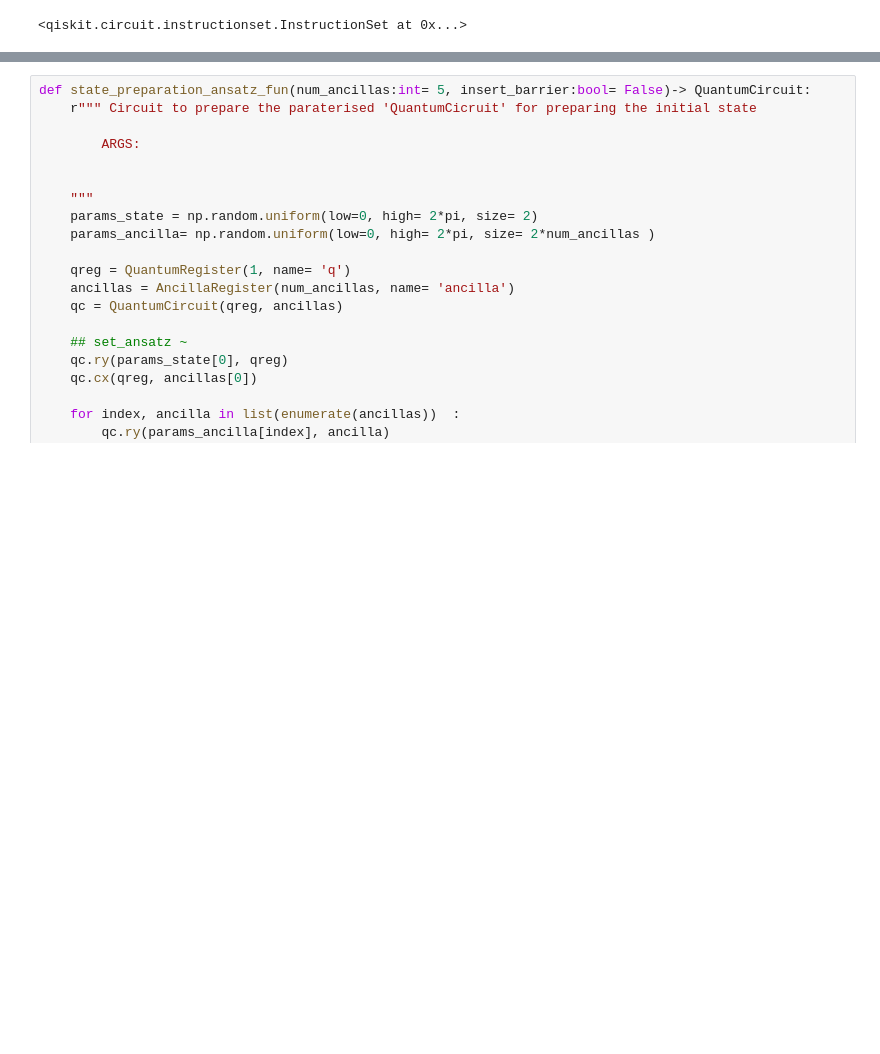
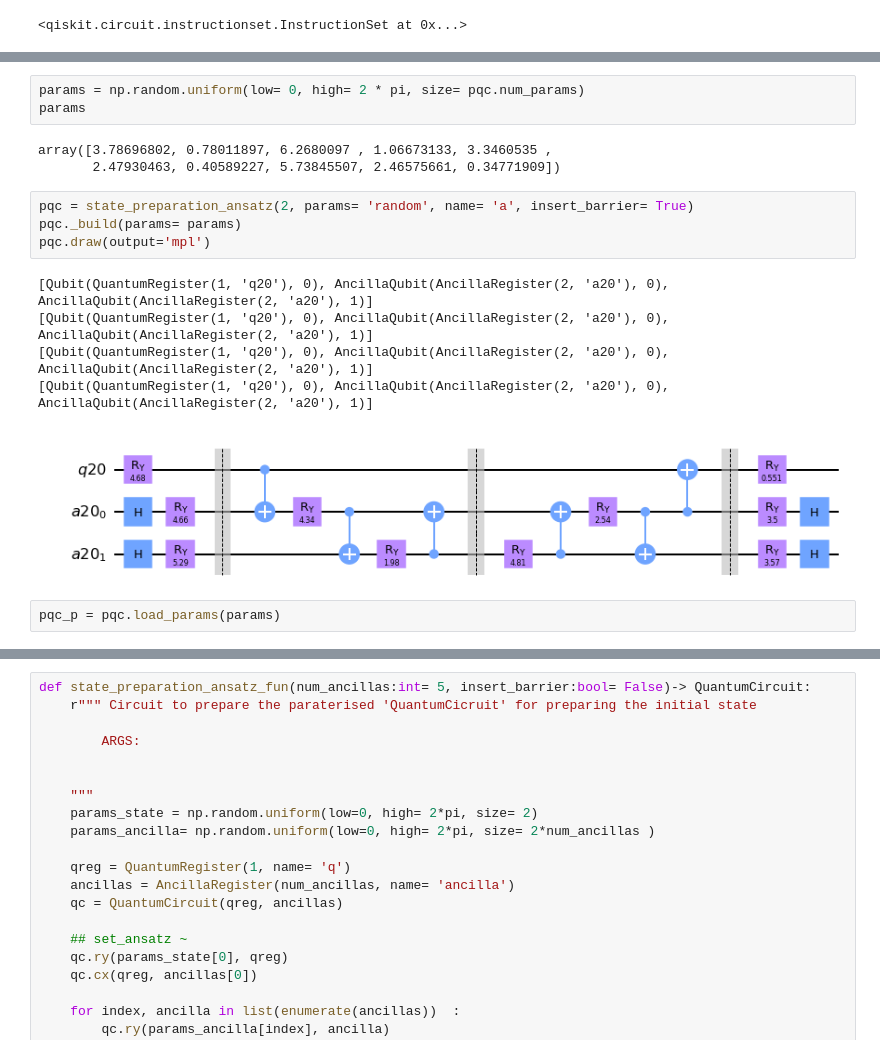
Before and after one commit to speQtrum/QulabsWorkspace-Rajarshi, a Jupyter notebook: QAE/VarQAE_alternate.ipynb, the cells around one changed output, grey strips where cells are left out. Saved outputs shown, nothing was run; the diff lists cells and outputs as text; blank space fills up the shorter version.

```diff
--- a/QAE/VarQAE_alternate.ipynb
+++ b/QAE/VarQAE_alternate.ipynb
@@ -139 +224,19 @@ qc.ry(params_state[1], qreg)
+# %%
+params = np.random.uniform(low= 0, high= 2 * pi, size= pqc.num_params)
+params
+# %% [output]
+array([3.78696802, 0.78011897, 6.2680097 , 1.06673133, 3.3460535 ,
+       2.47930463, 0.40589227, 5.73845507, 2.46575661, 0.34771909])
+# %%
+pqc = state_preparation_ansatz(2, params= 'random', name= 'a', insert_barrier= True)
+pqc._build(params= params)
+pqc.draw(output='mpl')
+# %% [output]
+[Qubit(QuantumRegister(1, 'q20'), 0), AncillaQubit(AncillaRegister(2, 'a20'), 0), AncillaQubit(AncillaRegister(2, 'a20'), 1)]
+[Qubit(QuantumRegister(1, 'q20'), 0), AncillaQubit(AncillaRegister(2, 'a20'), 0), AncillaQubit(AncillaRegister(2, 'a20'), 1)]
+[Qubit(QuantumRegister(1, 'q20'), 0), AncillaQubit(AncillaRegister(2, 'a20'), 0), AncillaQubit(AncillaRegister(2, 'a20'), 1)]
+[Qubit(QuantumRegister(1, 'q20'), 0), AncillaQubit(AncillaRegister(2, 'a20'), 0), AncillaQubit(AncillaRegister(2, 'a20'), 1)]
+[figure, added]
+# %%
+pqc_p = pqc.load_params(params)
 # %%
```
Also changed, not shown: parts of 27 cells of this notebook, 2 other files.
